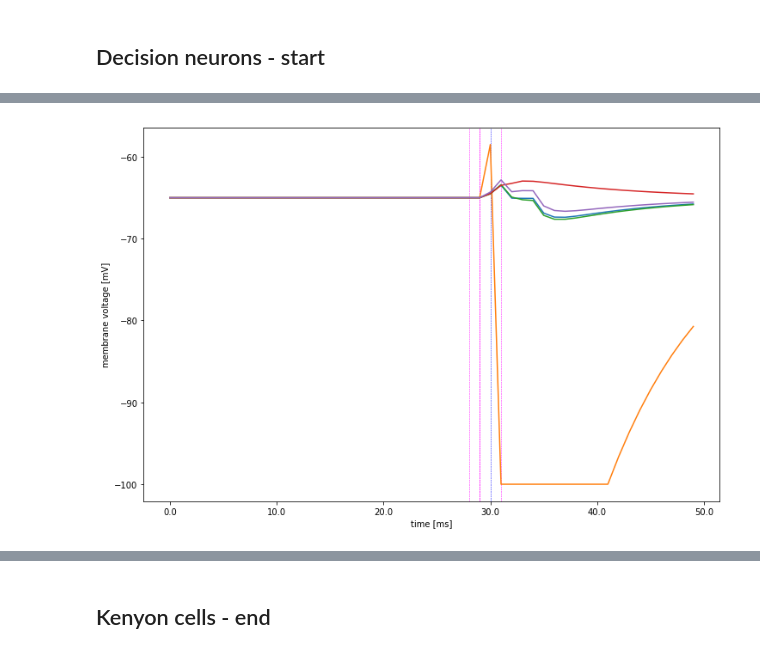
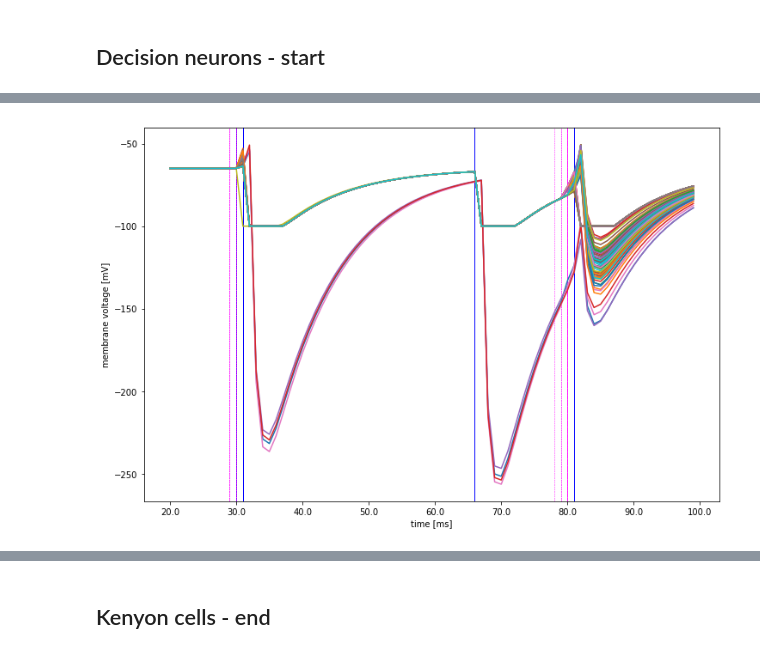
Before and after one commit to chanokin/brainscales-recognition, a Jupyter notebook: codebase/mushroom_body/analyze_mbody_results.ipynb, the cells around one changed output, grey strips where cells are left out. Saved outputs shown, nothing was run; the diff lists cells and outputs as text; code cells hidden in the pictures.

```diff
--- a/codebase/mushroom_body/analyze_mbody_results.ipynb
+++ b/codebase/mushroom_body/analyze_mbody_results.ipynb
@@ -647,37 +715,37 @@ def plot_snap(start_t, end_t, volts, spikes_in, spikes_out, ts=1.0, start_neuron
 
     for i, times in enumerate(post_spikes):
         for t in times:
             plt.axvline((t - ts_to_ms - start_t)*ms_to_ts, linestyle='--', linewidth=0.5, color='blue')
 
     plt.plot(volts[ts_start:ts_end, start_nid:end_nid])
     xticks = ax.get_xticks()
     ax.set_xticklabels(start_t + np.array(xticks)*ts_to_ms)
     ax.set_xlabel('time [ms]')
     ax.set_ylabel('membrane voltage [mV]')
     plt.show()
 
 
 data = np.load(fname)
 args = data['args'].item()
 
 volts = data['dn_voltage'][0]
 out_spikes = data['decision_spikes']
 k_spikes = data['kenyon_spikes']
 
 ts = data['timestep']
 # start_t = 900.
 # end_t = 950.
 # start_nid = 10
 # end_nid = 20
 
-start_t = 0.
-end_t = 50.
+start_t = 20.
+end_t = 100.
 start_nid = 0
-end_nid = 5
+end_nid = 100
 
 plot_snap(start_t, end_t, volts, k_spikes, out_spikes, ts, start_nid, end_nid)
 # %% [output]
-[figure, old version]
+[figure, new version]
 # %%
 def plot_weights(start_t, end_t, weights, spikes_in, spikes_out, n_post, start_neuron, end_neuron, ts=1.0, sim_step=0.1):
 
```
Also changed, not shown: parts of 31 cells of this notebook, 15 other files.
